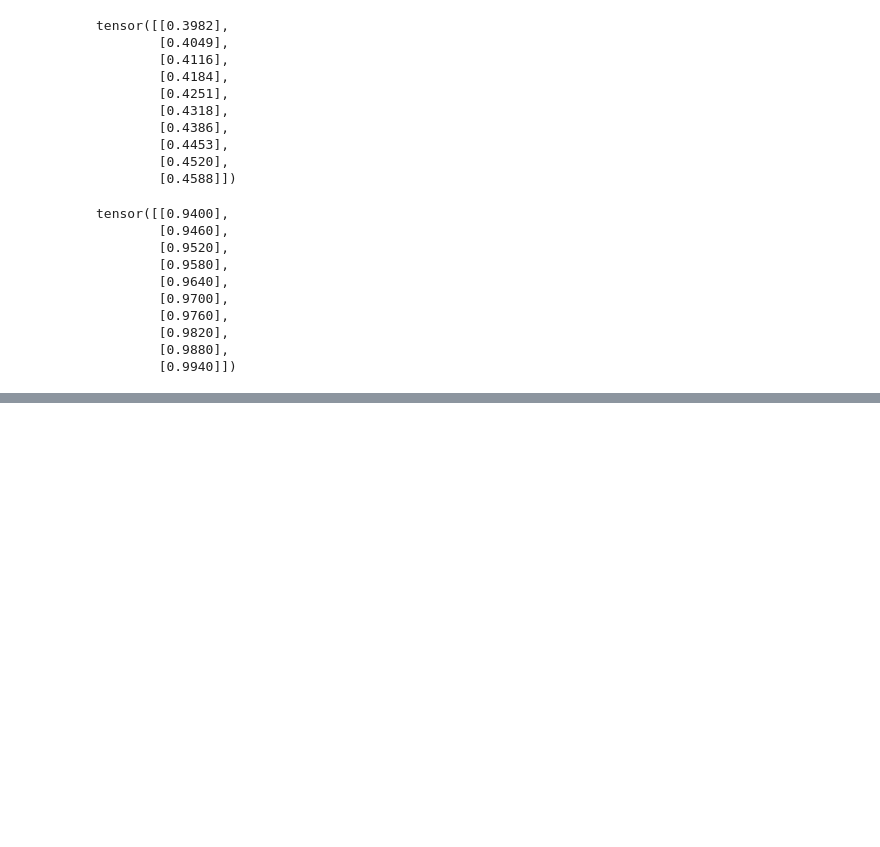
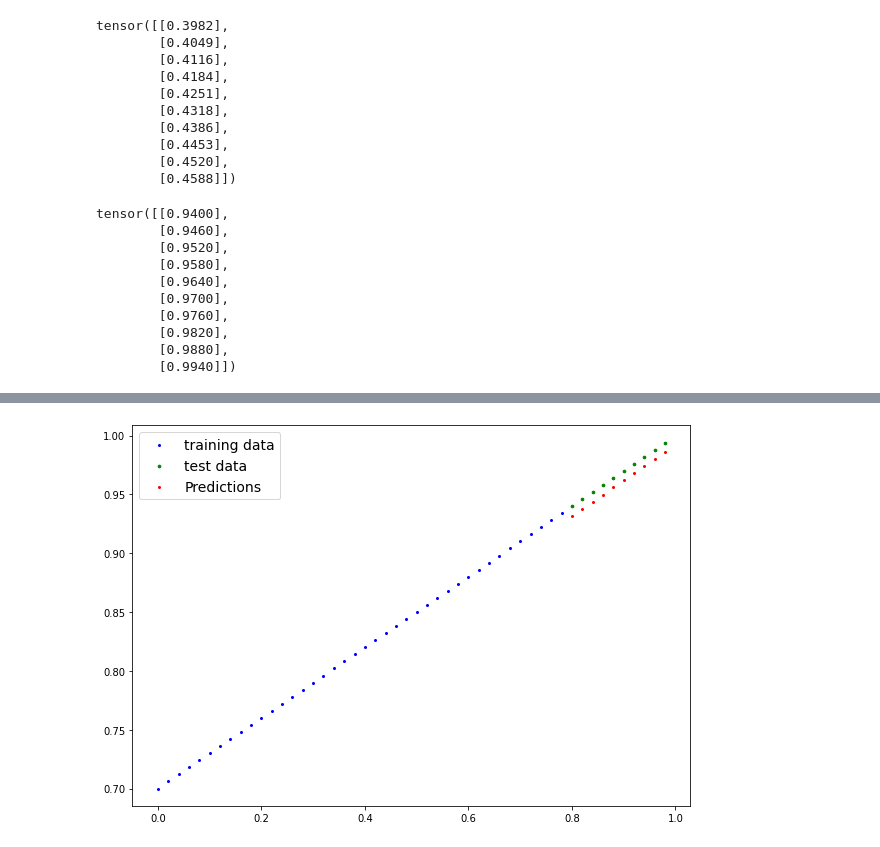
Before and after one commit to author-sanjay/DeepLearning, a Jupyter notebook: nn.ipynb, the cells around one changed output, grey strips where cells are left out. Drawn from its saved outputs; the diff is of its cells as text; code cells hidden in the pictures; blank space fills up the shorter version.

```diff
--- a/nn.ipynb
+++ b/nn.ipynb
@@ -161,0 +167,6 @@ One way is to use the loss function
+# %%
+#SetUp a Loss Function
+loss_fn=nn.L1Loss()
+
+#SetUp a Optimizer
+optimizer = torch.optim.SGD(params=model_0.parameters(),lr=0.01) #lr = learning rate
@@ -161,0 +182,28 @@ One way is to use the loss function
+# %%
+torch.manual_seed(42)
+epochs=200
+
+for epoch in range(epochs):
+  model_0.train()  #sets all para to require grade true
+
+  y_pred=model_0(x_train)
+
+  loss=loss_fn(y_pred,y_train)
+
+  optimizer.zero_grad()
+
+  loss.backward()
+
+  optimizer.step()
+
+  #Testing
+  model_0.eval()
+  with torch.inference_mode():
+    test_pred=model_0(x_test)
+
+    test_loss=loss_fn(test_pred,y_test)
+
+  if epoch%10==0:
+    print(f"Epoch:{epoch} | Loss: {loss} | Test Loss: {test_loss}")
+
+  print(model_0.state_dict())
@@ -161,0 +239,4 @@ One way is to use the loss function
+# %%
+plot_prediction(predictions=y_preds_new)
+# %% [output]
+[figure, added]
```
Also changed, not shown: parts of 11 cells of this notebook.
